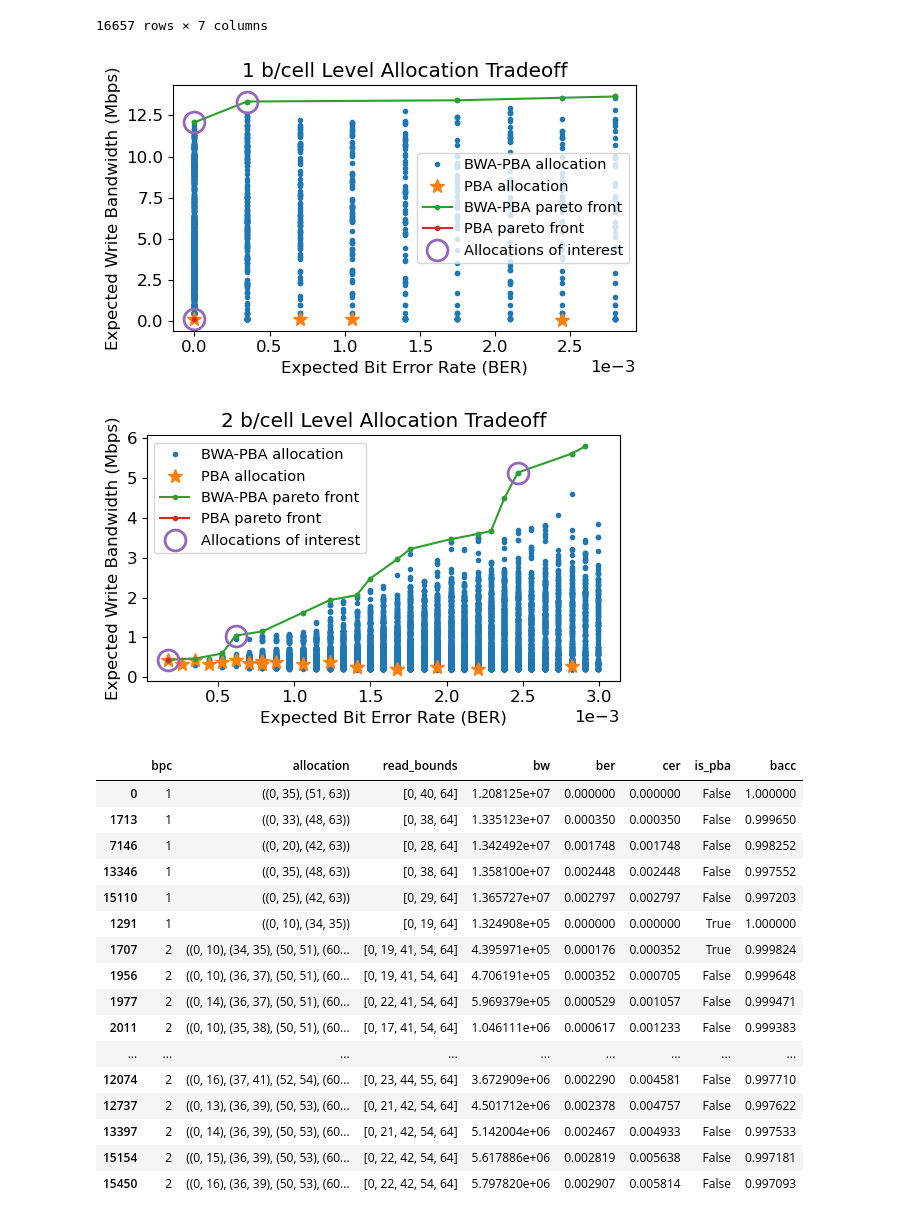
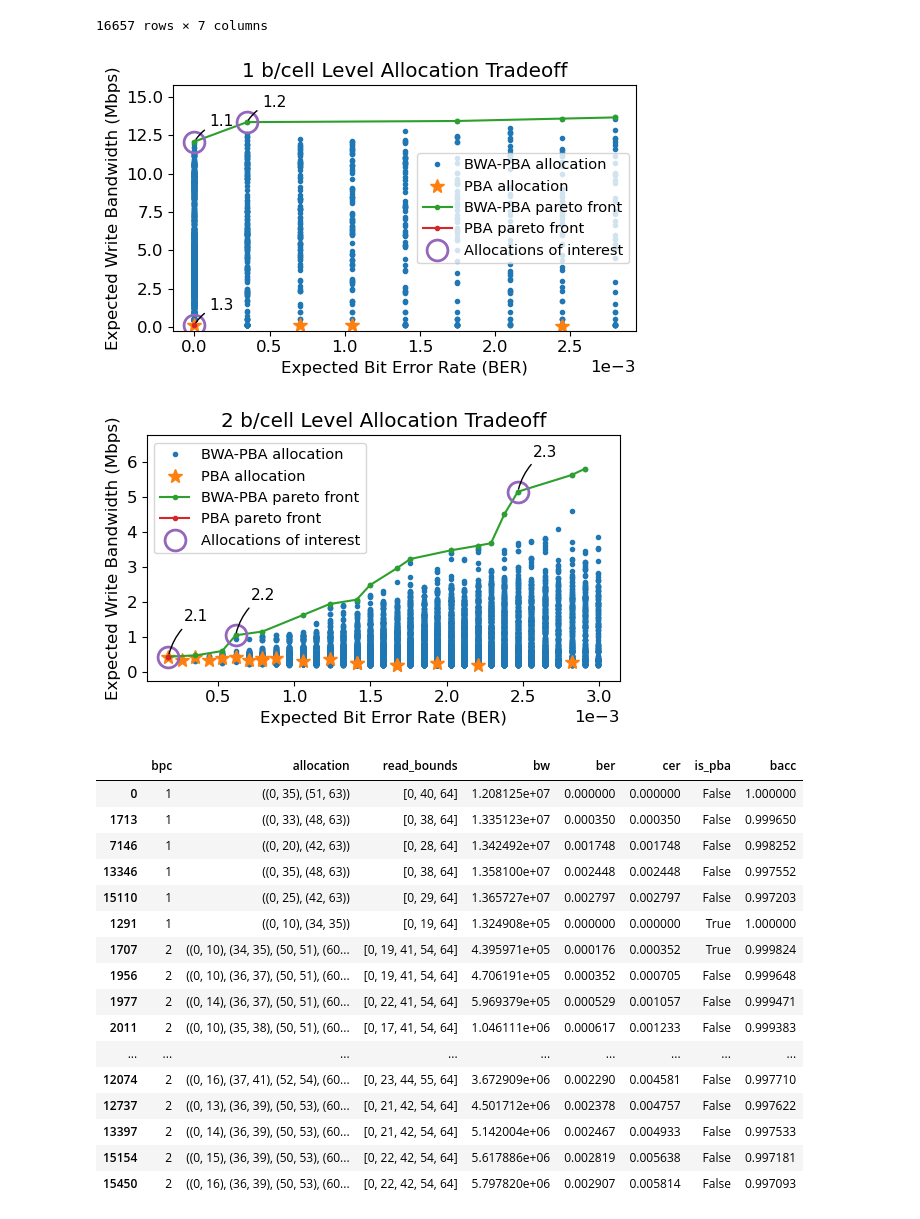
Before and after one commit to akashlevy/ember-python, a Jupyter notebook: analysis/allocation.ipynb, the cells around one changed output. Saved outputs shown, nothing was run; the diff lists cells and outputs as text; code cells hidden in the pictures.

```diff
--- a/analysis/allocation.ipynb
+++ b/analysis/allocation.ipynb
@@ -264,6 +264,7 @@ data["bacc"] = 1 - data["ber"]
 best = []
 for bpc in range(1, 3):
     plt.figure(figsize=(5.5,3.5))
+    plt.ylim(-0.25, 16.5/bpc - bpc*3/4)
     data_bpc = data[(data["bpc"] == bpc) & (data["ber"] <= 3e-3)] #.drop_duplicates(subset=["allocation"])
     data_bpc = data_bpc.sort_values("is_pba",ascending=False,kind="stable").drop_duplicates(subset=["ber", "bw"])
 
@@ -273,35 +274,37 @@ for bpc in range(1, 3):
     costs = data_bpc[["bacc", "bw"]].values
     unique_costs = data_bpc[["bacc", "bw"]].drop_duplicates().values #
     is_pareto = np.ones(costs.shape[0], dtype = bool)
     for i, c in enumerate(costs):
         is_pareto[i] = np.all(np.any(np.delete(costs,i,axis=0)<c, axis=1))
     best.append(data_bpc[is_pareto])
     plt.plot(data_bpc[is_pareto]["ber"], data_bpc[is_pareto]["bw"] / 1e6, '.-', label="BWA-PBA pareto front")
 
     pba_data_bpc = data_bpc[data_bpc["is_pba"]]
     pba_costs = pba_data_bpc[["bacc", "bw"]].values
     pba_is_pareto = np.ones(pba_data_bpc.shape[0], dtype = bool)
     for i, c in enumerate(pba_costs):
         pba_is_pareto[i] = np.all(np.any(np.delete(pba_costs,i,axis=0)<c, axis=1))
     best.append(pba_data_bpc[pba_is_pareto & (pba_data_bpc["ber"] == pba_data_bpc["ber"].min())])
     plt.plot(pba_data_bpc[pba_is_pareto]["ber"], pba_data_bpc[pba_is_pareto]["bw"] / 1e6, '.-', label="PBA pareto front")
 
     evaluate = data_bpc[data_bpc.index.isin(chosen_allocations.keys())]
     plt.plot(evaluate["ber"], evaluate["bw"] / 1e6, "o", label="Allocations of interest", markerfacecolor="none", markeredgewidth=2, markersize=15)
+    for i, row in evaluate.iterrows():
+        plt.annotate(chosen_allocations[i], (row["ber"], row["bw"] / 1e6), (row["ber"] + 0.0001, row["bw"] / 1e6 + 1), fontsize=11, arrowprops=dict(arrowstyle="-", connectionstyle="arc3,rad=0.2"))
 
     plt.ticklabel_format(style="sci", axis="x", scilimits=(0,0))
     plt.title(f"{bpc} b/cell Level Allocation Tradeoff")
     plt.xlabel("Expected Bit Error Rate (BER)")
     plt.ylabel("Expected Write Bandwidth (Mbps)")
     plt.legend(fontsize=10.5, loc="best" if bpc == 2 else "right")
     plt.tight_layout()
     plt.savefig(f"figs/{bpc}bpc_pareto.pdf")
     plt.show()
 best = pd.concat(best).drop_duplicates(subset=["allocation"])
 best
 # %% [output]
-[figure, old version]
+[figure, new version]
-[figure, old version]
+[figure, new version]
 |  | bpc | allocation | read_bounds | bw | ber | cer | is_pba | bacc |
 | 0 | 1 | ((0, 35), (51, 63)) | [0, 40, 64] | 1.208125e+07 | 0.000000 | 0.000000 | False | 1.000000 |
 | 1713 | 1 | ((0, 33), (48, 63)) | [0, 38, 64] | 1.335123e+07 | 0.000350 | 0.000350 | False | 0.999650 |
```
Also changed, not shown: parts of 1 cell of this notebook, 2 other files.
